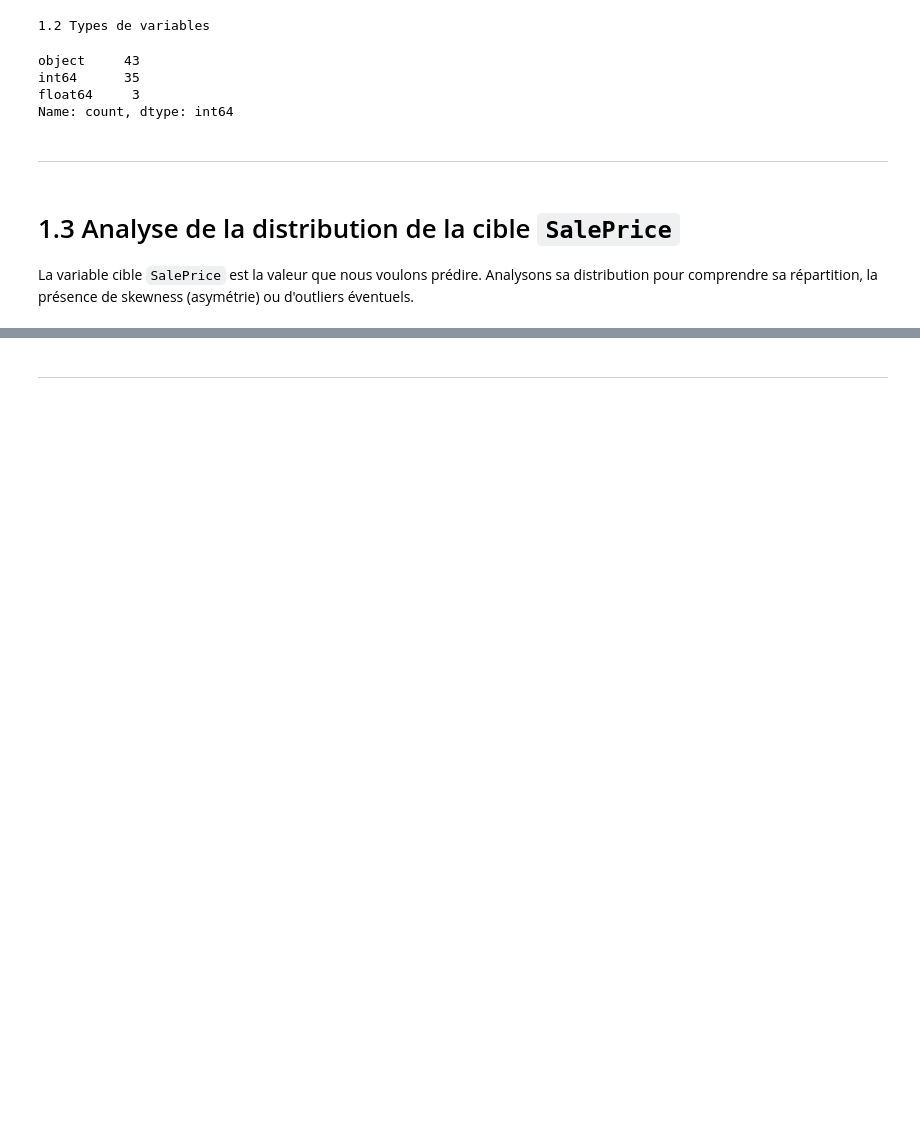
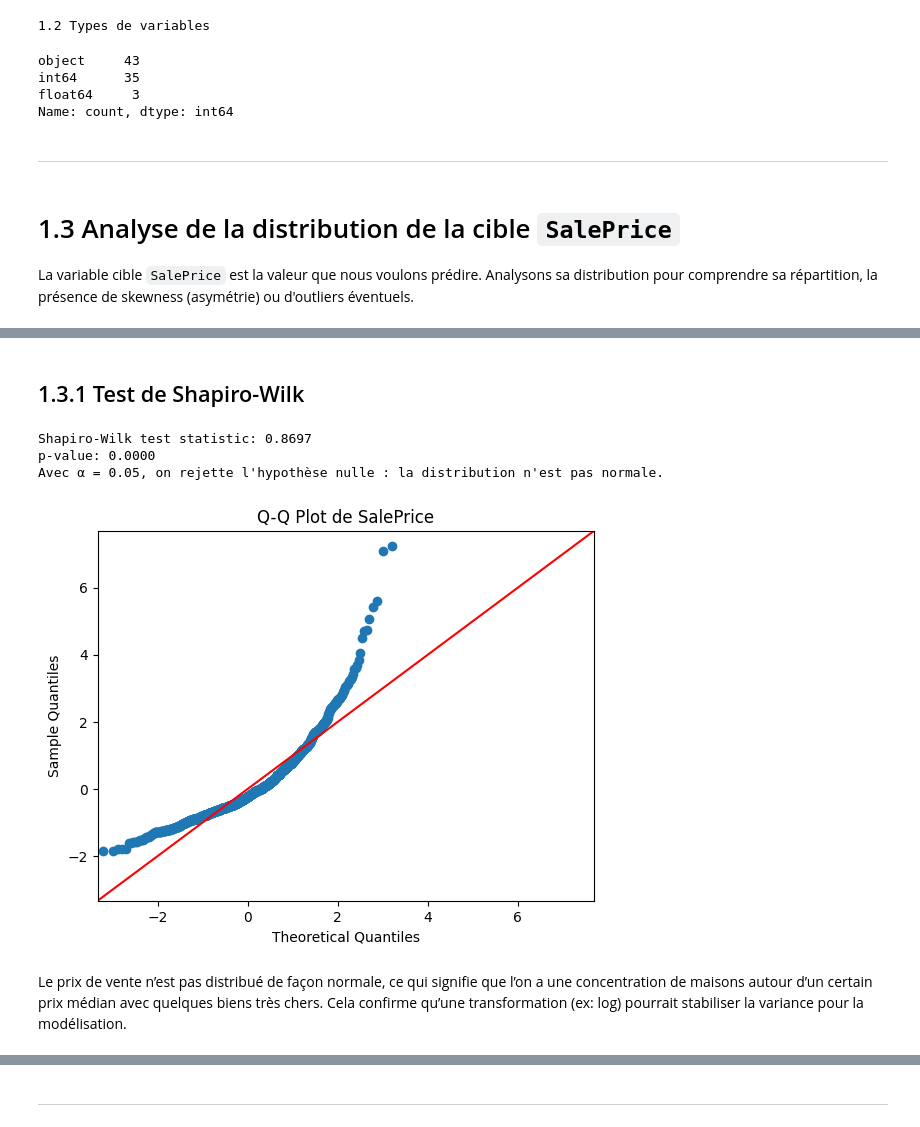
Before and after one commit to cutiips/OverfittingRepo, a Jupyter notebook: 03-Marquis_Aris_Singh_Curty.ipynb, the cells around one changed output, grey strips where cells are left out. Drawn from its saved outputs; the diff is of its cells as text; code cells hidden in the pictures; blank space fills up the shorter version.

```diff
--- a/03-Marquis_Aris_Singh_Curty.ipynb
+++ b/03-Marquis_Aris_Singh_Curty.ipynb
@@ -97 +130,31 @@ plt.show()
+# %% [markdown]
+## 1.3.1 Test de Shapiro-Wilk
+# %%
+from scipy import stats
+from statsmodels.graphics.gofplots import qqplot
+import matplotlib.pyplot as plt
+
+# Test de Shapiro-Wilk
+alpha = 0.05
+W, p = stats.shapiro(df['SalePrice'])
+
+print(f"Shapiro-Wilk test statistic: {W:.4f}")
+print(f"p-value: {p:.4f}")
+
+if p < alpha:
+    print(f"Avec α = {alpha}, on rejette l'hypothèse nulle : la distribution n'est pas normale.")
+else:
+    print(f"Avec α = {alpha}, on ne rejette pas l'hypothèse nulle : la distribution semble normale.")
+
+# Affichage du Q-Q plot
+qqplot(df['SalePrice'], dist=stats.norm, fit=True, line='45')
+plt.title("Q-Q Plot de SalePrice")
+plt.show()
+# %% [output]
+Shapiro-Wilk test statistic: 0.8697
+p-value: 0.0000
+Avec α = 0.05, on rejette l'hypothèse nulle : la distribution n'est pas normale.
+[figure, added]
+# %% [markdown]
+Le prix de vente n’est pas distribué de façon normale, ce qui signifie que l’on a une concentration de maisons autour d’un certain prix médian avec quelques biens très chers. Cela confirme qu’une transformation (ex: log) pourrait stabiliser la variance pour la modélisation.
 # %% [markdown]
```
Also changed, not shown: parts of 32 cells of this notebook, 1 other file.
